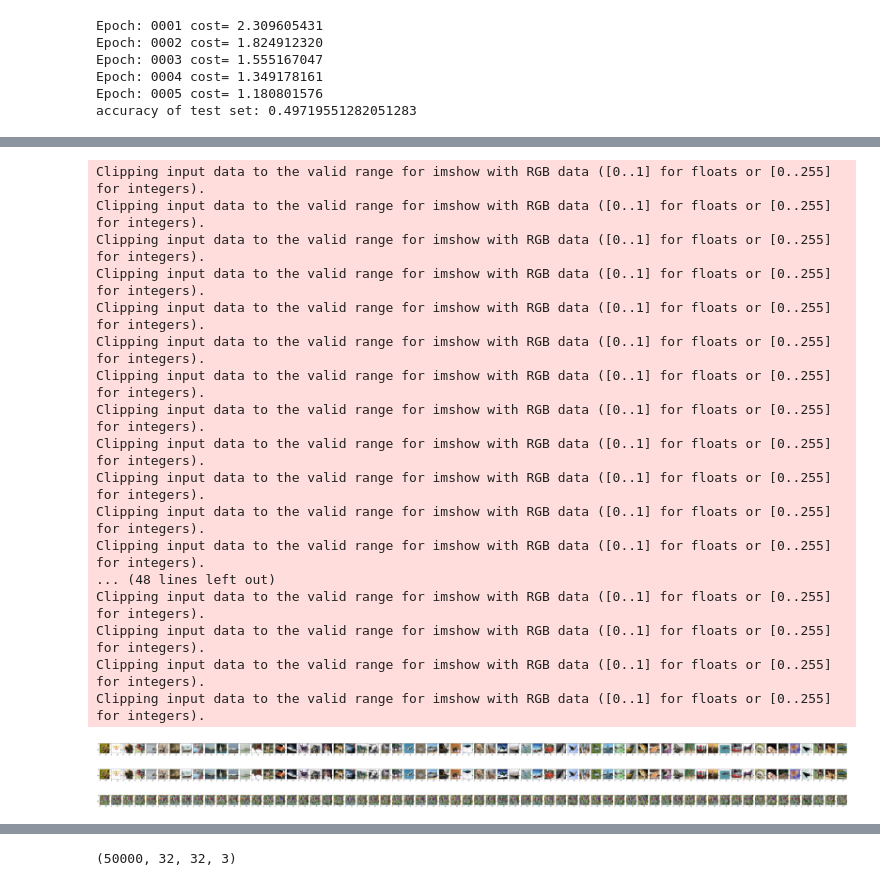
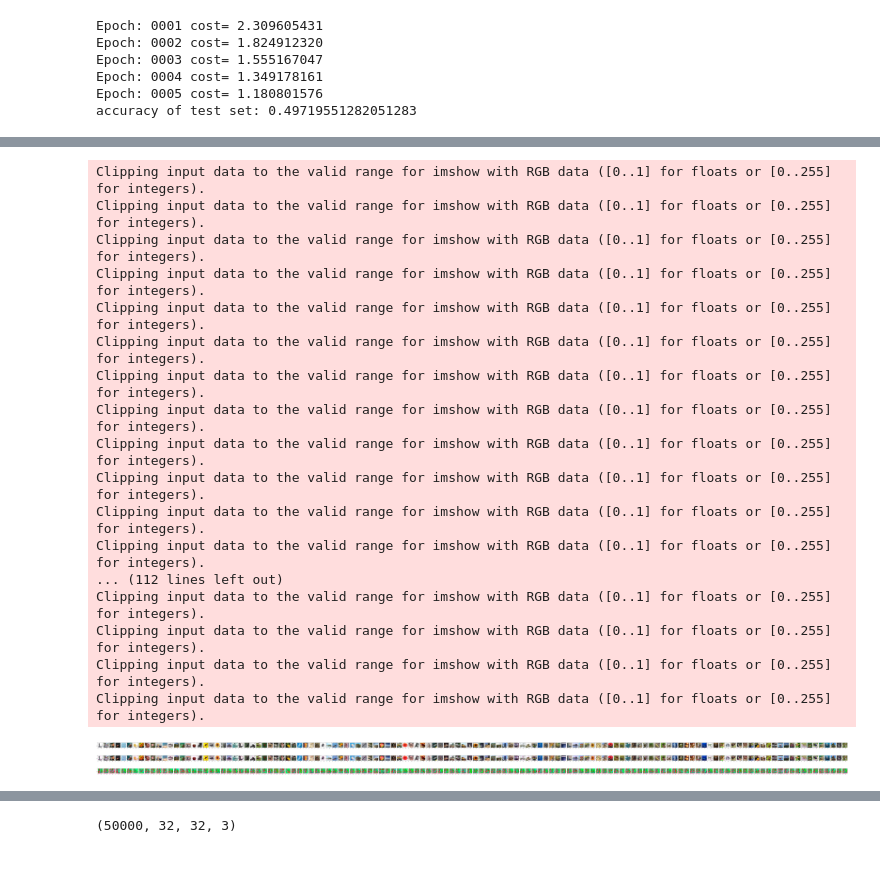
Before and after one commit to Archolic95/SCI-6338, a Jupyter notebook: JustGAN - 100 epoches/main.ipynb, the cells around one changed output, grey strips where cells are left out. Saved outputs shown, nothing was run; the diff lists cells and outputs as text; code cells hidden in the pictures.

```diff
--- a/JustGAN - 100 epoches/main.ipynb
+++ b/JustGAN - 100 epoches/main.ipynb
@@ -206,7 +206,7 @@ def perturb_loss(preds, thresh=0.3):
     return tf.reduce_mean(tf.maximum(zeros, tf.norm(tf.reshape(preds, (tf.shape(preds)[0], -1)), axis=1) - thresh))
 # %%
 # function that defines ops, graphs, and training procedure for AdvGAN framework
-def AdvGAN(X, y, X_test, y_test, n_classes, epochs=50, batch_size=128, target=-1):
+def AdvGAN(X, y, X_test, y_test, n_classes, epochs=50, batch_size=512, target=-1):
     # placeholder definitions
     x_pl = tf.placeholder(tf.float32, [None, X.shape[1], X.shape[2], X.shape[3]]) # image placeholder
     t = tf.placeholder(tf.float32, [None, y.shape[-1]]) # target placeholder
@@ -435,4 +442,4 @@ X_test = X_test.reshape(X_test.shape[0], 32, 32, 3)
 y = to_categorical(y, num_classes=20)
 y_test = to_categorical(y_test, num_classes=20)
 
-batch_x, pert_x = AdvGAN(X, y, X_test, y_test, num_classes, batch_size=64, epochs=5, target=-1)
+batch_x, pert_x = AdvGAN(X, y, X_test, y_test, num_classes, batch_size=128, epochs=5, target=-1)
@@ -439,29 +466,29 @@ batch_x, pert_x = AdvGAN(X, y, X_test, y_test, num_classes, batch_size=64, epoch
 # %%
-f, axarr = plt.subplots(3,64, figsize = (100,10))
+f, axarr = plt.subplots(3,128, figsize = (200,10))
 dif_x = (batch_x-pert_x)*100
 dif_x
-for i in range(0,64):
+for i in range(0,128):
     axarr[0,i].imshow(np.squeeze(batch_x[i]), cmap='Greys_r')
     axarr[1,i].imshow(np.squeeze(pert_x[i]), cmap='Greys_r')
     axarr[2,i].imshow(np.squeeze(dif_x[i]), cmap='Greys_r')
 # %% [output]
 Clipping input data to the valid range for imshow with RGB data ([0..1] for floats or [0..255] for integers).
 Clipping input data to the valid range for imshow with RGB data ([0..1] for floats or [0..255] for integers).
 Clipping input data to the valid range for imshow with RGB data ([0..1] for floats or [0..255] for integers).
 Clipping input data to the valid range for imshow with RGB data ([0..1] for floats or [0..255] for integers).
 Clipping input data to the valid range for imshow with RGB data ([0..1] for floats or [0..255] for integers).
 Clipping input data to the valid range for imshow with RGB data ([0..1] for floats or [0..255] for integers).
 Clipping input data to the valid range for imshow with RGB data ([0..1] for floats or [0..255] for integers).
 Clipping input data to the valid range for imshow with RGB data ([0..1] for floats or [0..255] for integers).
 Clipping input data to the valid range for imshow with RGB data ([0..1] for floats or [0..255] for integers).
 Clipping input data to the valid range for imshow with RGB data ([0..1] for floats or [0..255] for integers).
 Clipping input data to the valid range for imshow with RGB data ([0..1] for floats or [0..255] for integers).
 Clipping input data to the valid range for imshow with RGB data ([0..1] for floats or [0..255] for integers).
-... (48 lines left out)
+... (112 lines left out)
 Clipping input data to the valid range for imshow with RGB data ([0..1] for floats or [0..255] for integers).
 Clipping input data to the valid range for imshow with RGB data ([0..1] for floats or [0..255] for integers).
 Clipping input data to the valid range for imshow with RGB data ([0..1] for floats or [0..255] for integers).
 Clipping input data to the valid range for imshow with RGB data ([0..1] for floats or [0..255] for integers).
-[figure, old version]
+[figure, new version]
 # %%
 X_per, X_a = attack(X_test, y_test, target=-1)
```
Also changed, not shown: parts of 3 cells of this notebook, 3 other files.
